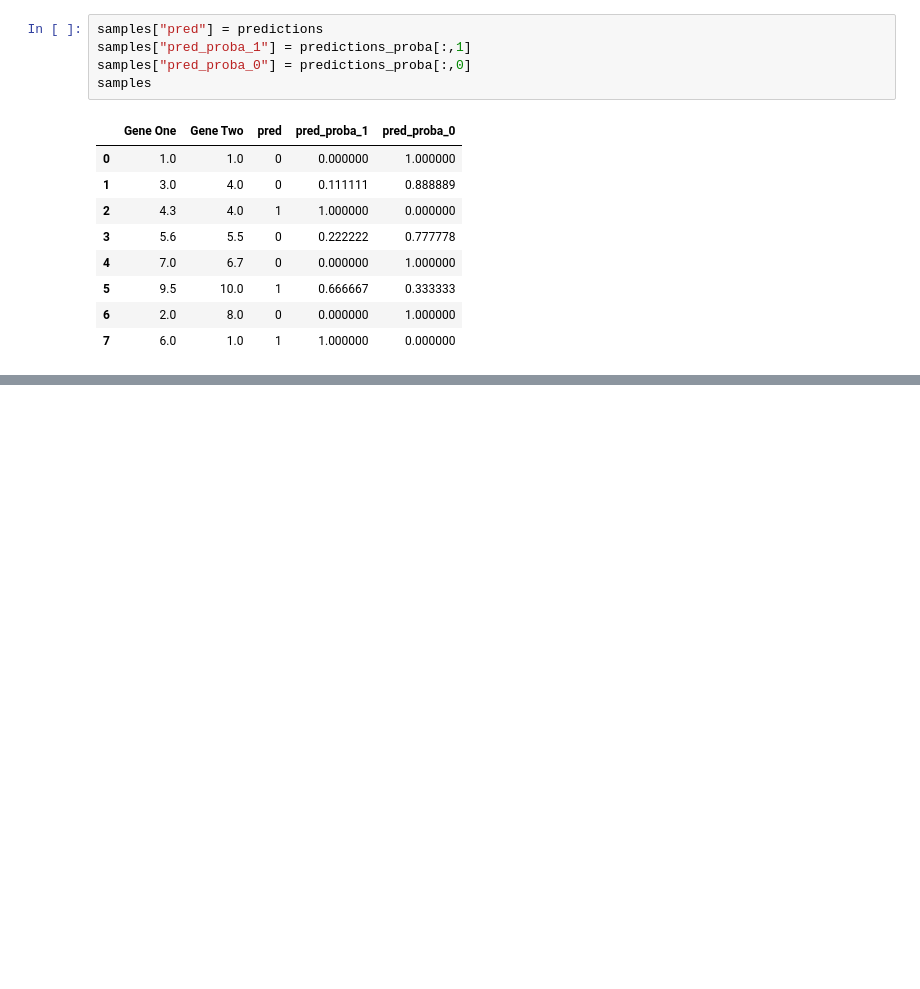
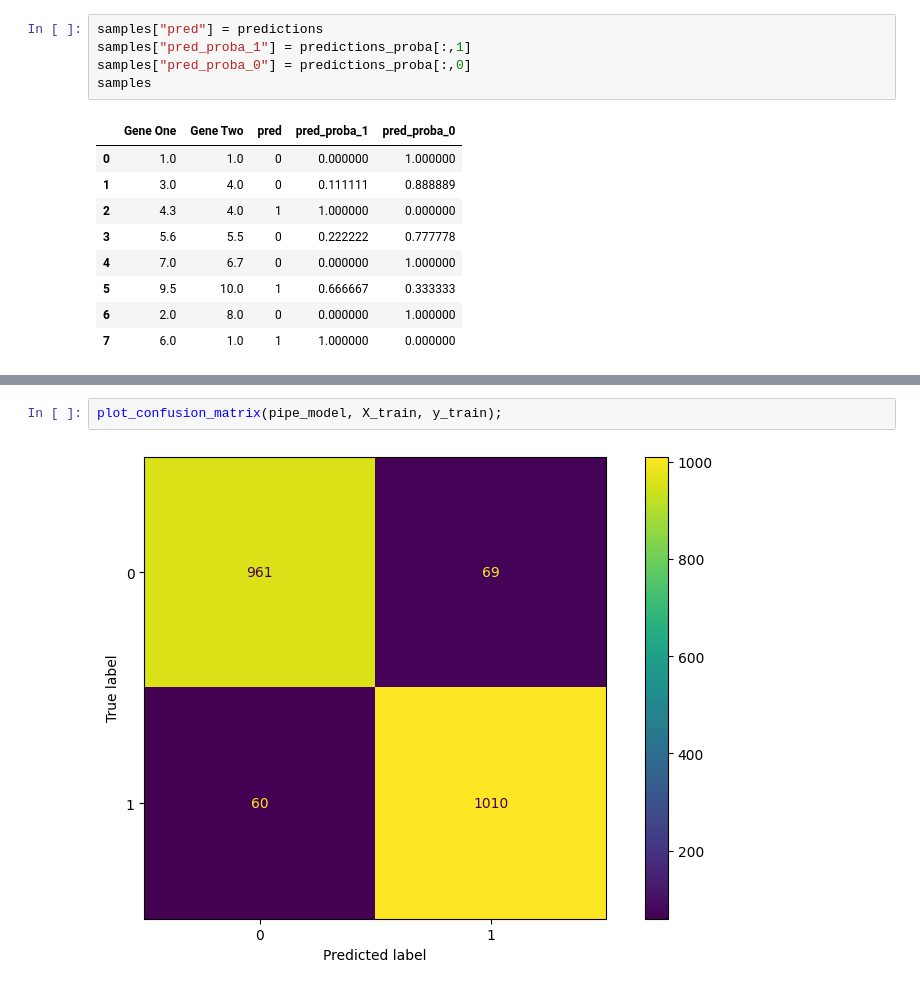
Before and after one commit to Sungur66/Myfiles_from_Batch168, a Jupyter notebook: 15.ML/06_K-Nearest Neighbors/06_K-Nearest Neighbors.ipynb, the cells around one changed output, grey strips where cells are left out. Cells and saved outputs as stored; diff of their text form; blank space fills up the shorter version.

```diff
--- a/15.ML/06_K-Nearest Neighbors/06_K-Nearest Neighbors.ipynb
+++ b/15.ML/06_K-Nearest Neighbors/06_K-Nearest Neighbors.ipynb
@@ -653,0 +709,4 @@ samples
+# %%
+plot_confusion_matrix(pipe_model, X_train, y_train);
+# %% [output]
+[figure, added]
```
Also changed, not shown: parts of 51 cells of this notebook, 1 other file.
